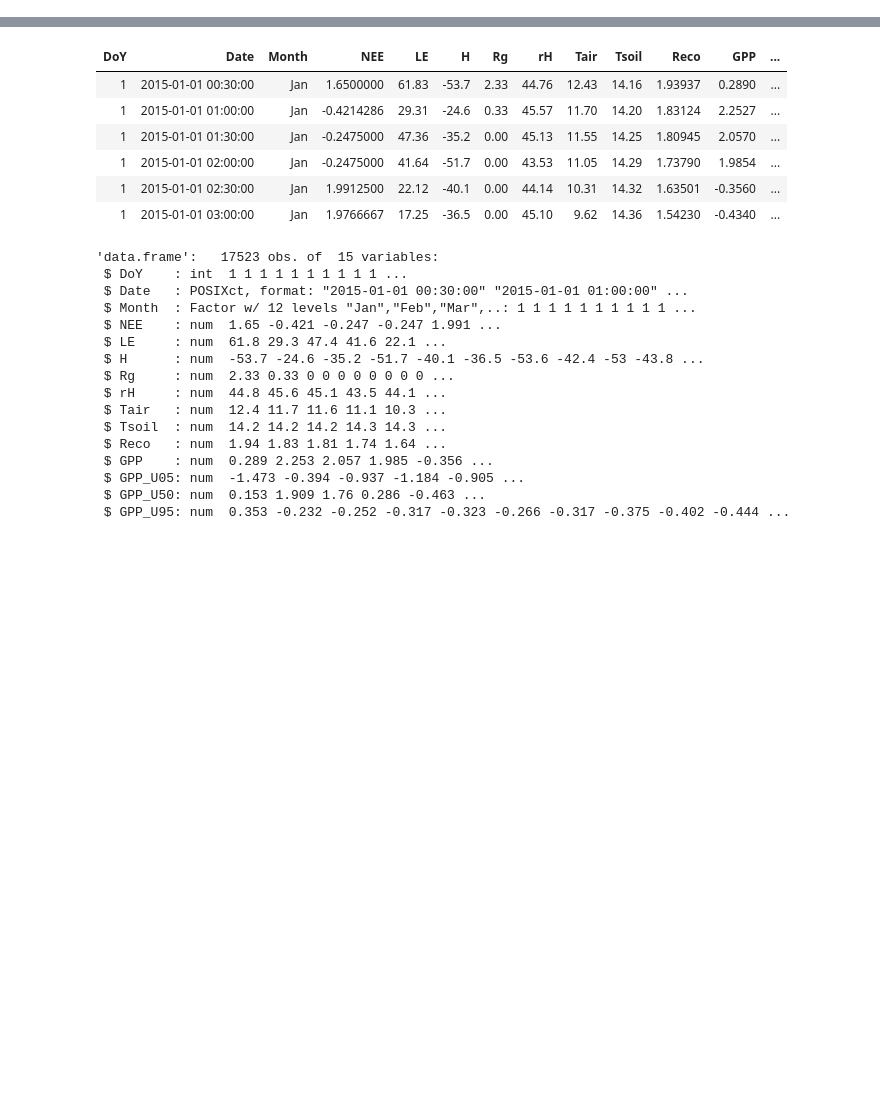
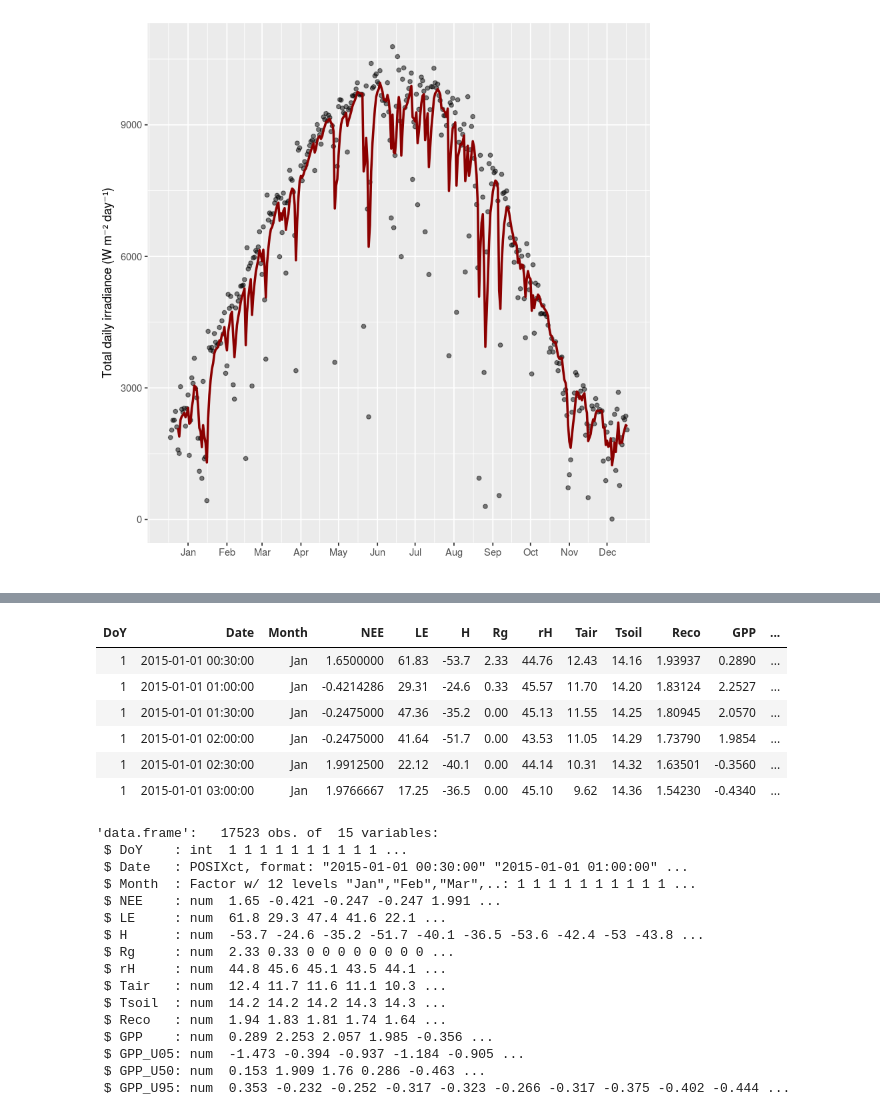
Before and after one commit to carloslizarragac/Sargento, a Jupyter notebook: Sargento/CO2-Analysis.ipynb, the cells around one changed output, grey strips where cells are left out. Saved outputs shown, nothing was run; the diff lists cells and outputs as text; code cells hidden in the pictures; blank space fills up the shorter version.

```diff
--- a/Sargento/CO2-Analysis.ipynb
+++ b/Sargento/CO2-Analysis.ipynb
@@ -7,5 +67,6 @@ colnames(df_dist1)= headers
 # %%
 require(lubridate)
+
 df_dist1$Hour <- as.numeric(df_dist1$Hour, units="hours")
 df_dist1$Ndate <- as.Date((df_dist1$DoY+16436-1), origin="1970-01-01")
 df_dist1$NHour <- format(as.POSIXct(Sys.Date()+df_dist1$Hour/24.0), "%H.%M", tz="UTC")
@@ -14,6 +75,13 @@ df_dist1$NMonth <- factor(month(df_dist1$NewDate),
                          labels = c("Jan", "Feb", "Mar", "Apr", "May", "Jun", "Jul", "Aug", "Sep", "Oct", "Nov", "Dec"))
 head(df_dist1)
 str(df_dist1)
+
+df_dist2$NewDate <- as.POSIXct(paste0(df_dist2$TIMESTAMP, df_dist2$RECORD),format="%d/%m/%Y %H:%M")
+df_dist2$NMonth <- factor(month(df_dist2$NewDate),
+                          labels = c("Jan", "Feb", "Mar", "Apr", "May", "Jun", "Jul", "Aug", "Sep", "Oct", "Nov", "Dec"))
+
+head(df_dist2)
+str(df_dist2)
 # %% [output]
 | Year | DoY | Hour | NEE | qcNEE | LE | qcLE | H | qcH | Rg | ⋯ | Reco_U50 | ... |
 | 2015 | 1 | 0.5 | 1.65 | 1 | 61.83 | 1 | -53.68 | 1 | 2.33 | ⋯ | 1.80258 | ... |
@@ -41,0 +134,8 @@ str(df_dist1)
+# %%
+require(dplyr)
+df_meteo2015 <- filter(df_dist2, year(NewDate) == 2015)
+
+df_meteo2015 <- filter(df_meteo2015,
+       minute(NewDate) == 00 | minute(NewDate) == 30 )
+df_meteo2015 <- df_meteo2015[-1, ]
+str(df_meteo2015)
@@ -41,0 +160,4 @@ str(df_dist1)
+# %%
+df_met2015 <- subset(df_meteo2015, select=c("NewDate", "NMonth", "NR_Wm2_Avg", "AirTC_Avg" ))
+names(df_met2015) <- c("Date", "Month", "NetRad", "AirTemp")
+df_met2015$doy <- yday(df_met2015$Date)
@@ -41,0 +189,11 @@ str(df_dist1)
+# %%
+# Acummulated daily solar radiation
+library(plyr)
+require(TTR)
+SolarIrrad <- ddply(.data = df_met2015, .variables = .(yday(Date)), summarize,
+      sum_DailyRad = sum(NetRad))
+#        Datum sum_precip
+SolarIrrad$EMA_sum_DailyRad <- EMA(SolarIrrad$sum_DailyRad, n=7, ratio=2/(5+1))
+names(SolarIrrad) <- c("doy", "DailyRad", "EMA_DailyRad")
+str(SolarIrrad)
+head(SolarIrrad)
@@ -41,0 +212,11 @@ str(df_dist1)
+# %%
+p <- ggplot(SolarIrrad, aes(x = doy)) +
+     scale_x_continuous(breaks=c(15,46,74,105,135,166,196,227,258,288,319,349),
+                        labels=c("Jan", "Feb", "Mar", "Apr", "May", "Jun", "Jul",
+                                 "Aug", "Sep", "Oct", "Nov", "Dec"))
+p <- p + geom_point(data=SolarIrrad, aes(y=DailyRad), alpha = 1/2) +
+       geom_line(data=SolarIrrad, aes(y=EMA_DailyRad), color='red4', size=1) +
+       labs(x="", y="Total daily irradiance (W m⁻² day⁻¹)")
+
+p
+# %% [output]
@@ -41,0 +225 @@ str(df_dist1)
+[figure, added]
```
Also changed, not shown: parts of 14 cells of this notebook, 2 other files.
